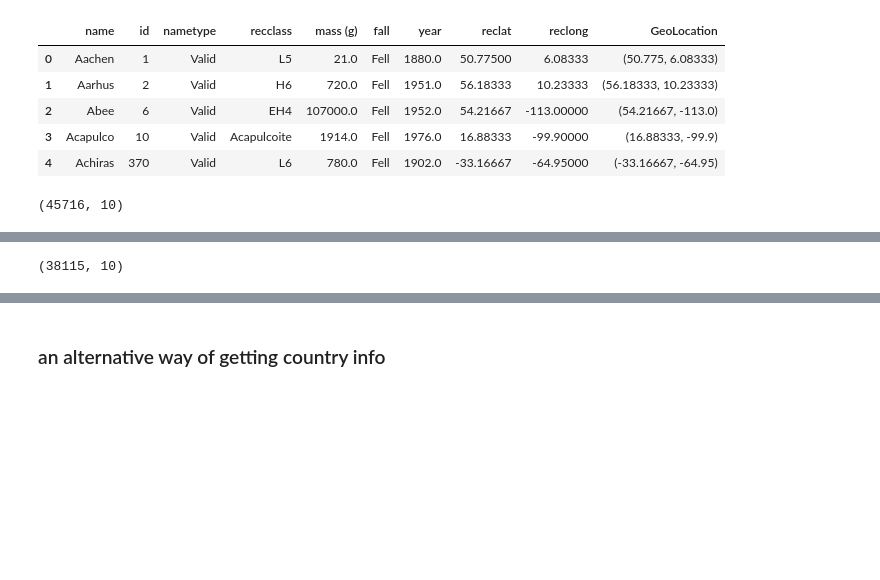
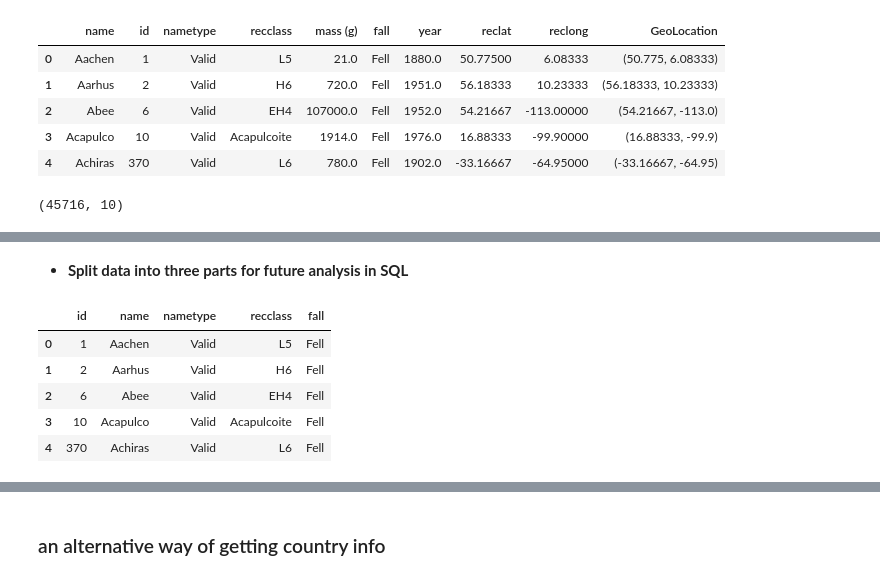
Before and after one commit to alecfei/meteorite-landing, a Jupyter notebook: Meteorite landing.ipynb, the cells around one changed output, grey strips where cells are left out. Cells and saved outputs as stored; diff of their text form; code cells hidden in the pictures; blank space fills up the shorter version.

```diff
--- a/Meteorite landing.ipynb
+++ b/Meteorite landing.ipynb
@@ -244,5 +313,14 @@ meteorite.dropna(inplace=True)
+# %% [markdown]
+- **Split data into three parts for future analysis in SQL**
 # %%
-meteorite.shape
+meteorite_info = meteorite[['id', 'name', 'nametype', 'recclass', 'fall']]
-# %% [output]
-(38115, 10)
+# %%
+meteorite_info.head()
+# %% [output]
+|  | id | name | nametype | recclass | fall |
+| 0 | 1 | Aachen | Valid | L5 | Fell |
+| 1 | 2 | Aarhus | Valid | H6 | Fell |
+| 2 | 6 | Abee | Valid | EH4 | Fell |
+| 3 | 10 | Acapulco | Valid | Acapulcoite | Fell |
+| 4 | 370 | Achiras | Valid | L6 | Fell |
 # %%
```
Also changed, not shown: parts of 56 cells of this notebook, 42 other files.
